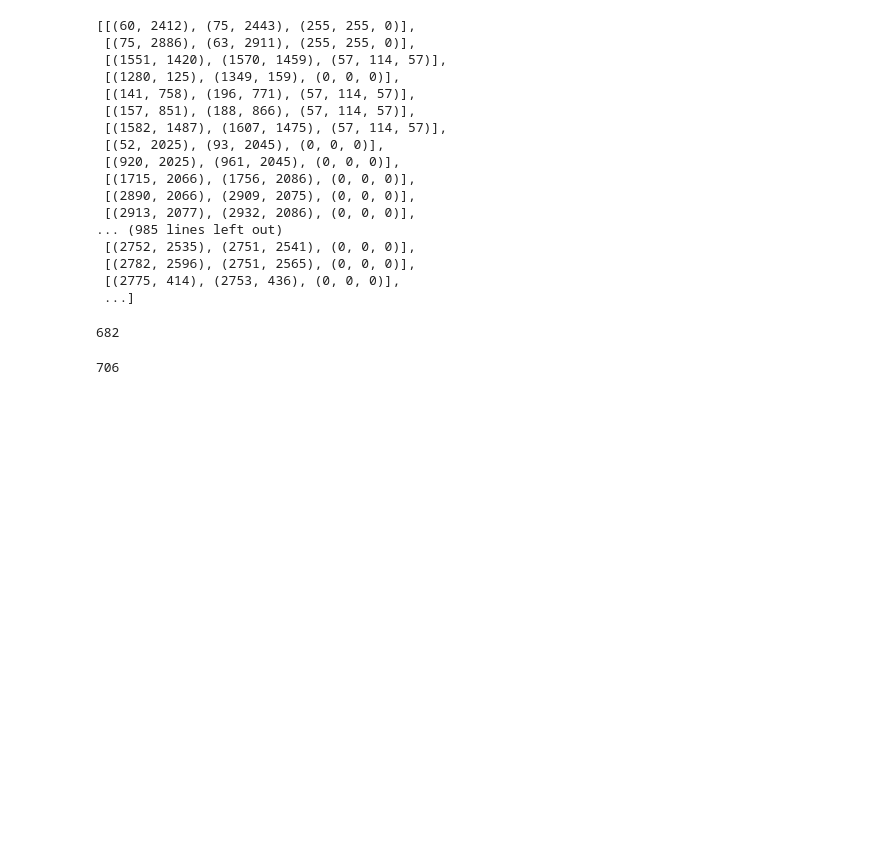
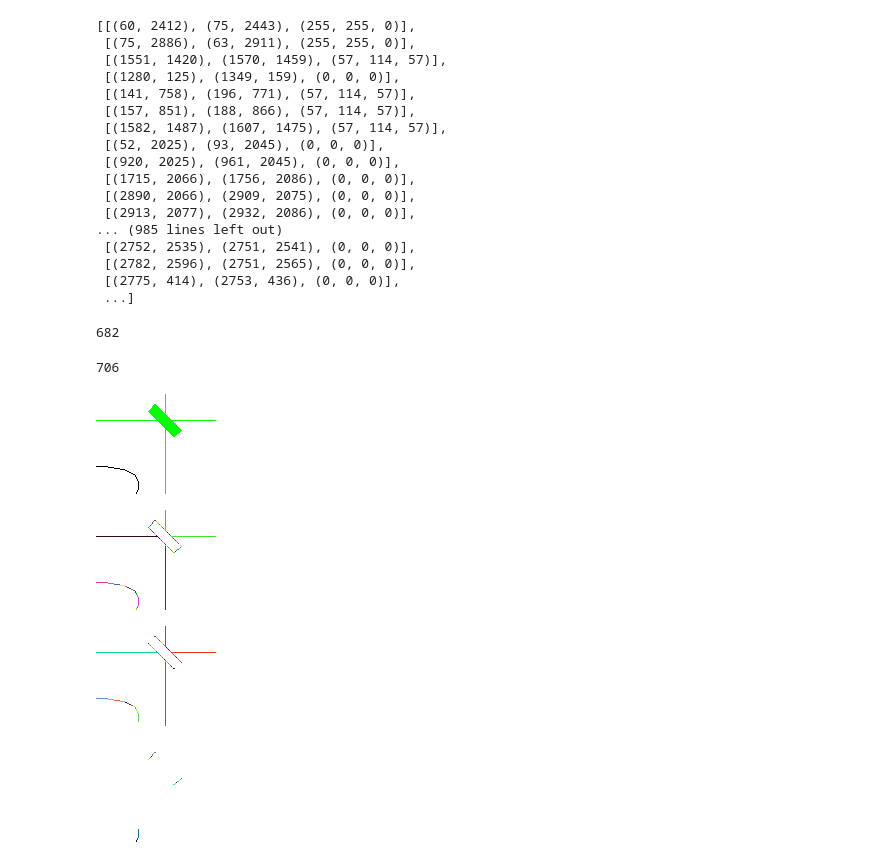
Before and after one commit to sxiaonuo/BIM, a Jupyter notebook: 直线检测/debug1.ipynb, the cells around one changed output. Cells and saved outputs as stored; diff of their text form; code cells hidden in the pictures; blank space fills up the shorter version.

```diff
--- a/直线检测/debug1.ipynb
+++ b/直线检测/debug1.ipynb
@@ -201,3 +205,47 @@ len(alone)
 len(alone)
 # %% [output]
 706
+# %%
+from utils.detect_line import *
+ori_img = cv2.imread('../static/img/1.png')
+ori_img = ori_img[8900:9000, 9050:9170]
+
+elines = get_eline_faster(ori_img, get_cfg_defaults())
+# %%
+Image.fromarray(ori_img)
+# %% [output]
+[figure, added]
+# %%
+white = np.ones_like(ori_img, dtype=np.uint8) * 255
+for eline in elines:
+    pt1 = eline.pt1
+    pt2 = eline.pt2
+    color = (random.randint(0, 255), random.randint(0, 255), random.randint(0, 255))
+    cv2.line(white, pt1, pt2, color, 1)
+Image.fromarray(white)
+# %% [output]
+[figure, added]
+# %%
+white = np.ones_like(ori_img, dtype=np.uint8) * 255
+for eline in elines:
+    if not eline.dir_eq([1,0, 0, 0]):
+        continue
+    pt1 = eline.pt1
+    pt2 = eline.pt2
+    color = (random.randint(0, 255), random.randint(0, 255), random.randint(0, 255))
+    cv2.line(white, pt1, pt2, color, 1)
+Image.fromarray(white)
+# %% [output]
+[figure, added]
+# %%
+white = np.ones_like(ori_img, dtype=np.uint8) * 255
+for eline in elines:
+    if not eline.dir_eq([0,1, 0, 0]):
+        continue
+    pt1 = eline.pt1
+    pt2 = eline.pt2
+    color = (random.randint(0, 255), random.randint(0, 255), random.randint(0, 255))
+    cv2.line(white, pt1, pt2, color, 1)
+Image.fromarray(white)
+# %% [output]
+[figure, added]
```
Also changed, not shown: parts of 1 cell of this notebook, 2 other files.
